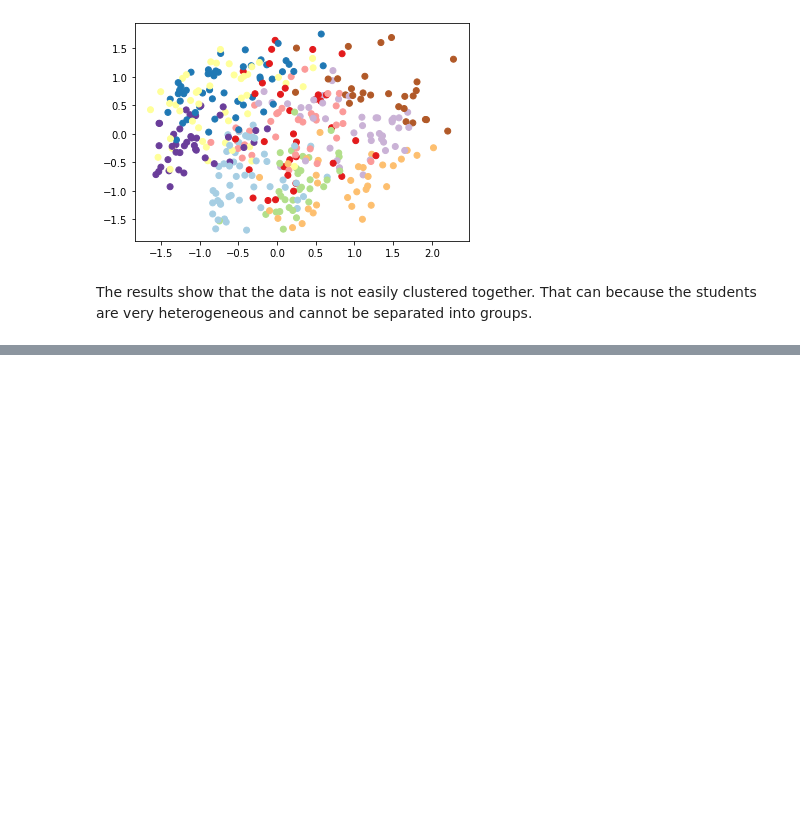
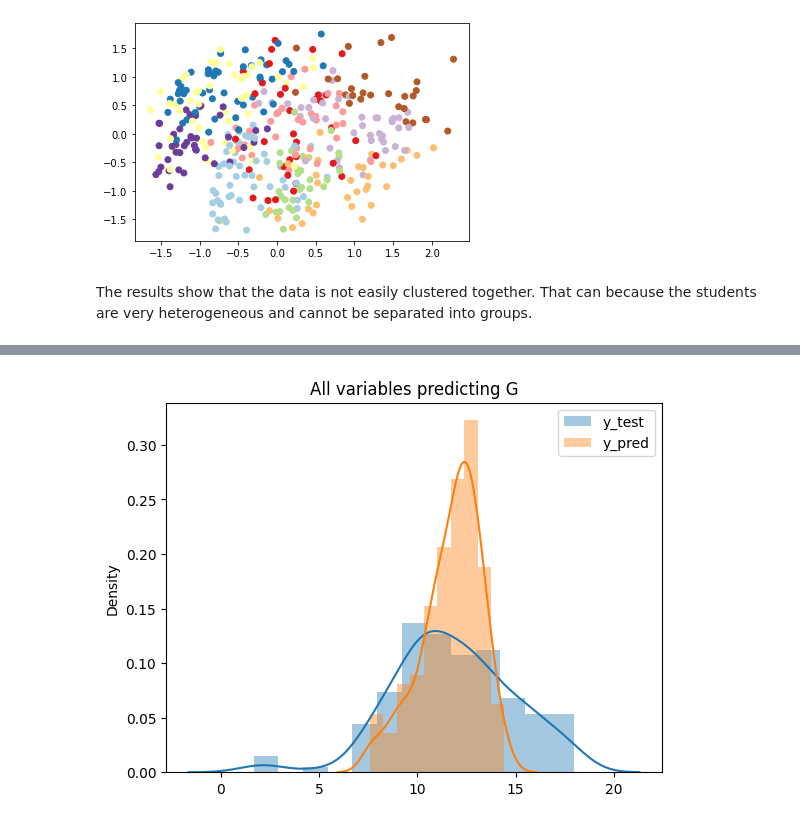
Before and after one commit to luizfysouza/SD201, a Jupyter notebook: Untitled.ipynb, the cells around one changed output, grey strips where cells are left out. Drawn from its saved outputs; the diff is of its cells as text; code cells hidden in the pictures; blank space fills up the shorter version.

```diff
--- a/Untitled.ipynb
+++ b/Untitled.ipynb
@@ -185,0 +409,95 @@ The results show that the data is not easily clustered together. That can becaus
+# %%
+#Exclude variables with covariance < abs(0.1) with G
+def exclude_by_covariance(df, target, threshold):
+    cor = df.corr()
+    cor_target = abs(cor[target])
+    relevant_features = cor_target[cor_target>threshold]
+    return df[relevant_features.index].drop(target, axis=1)
+#corr = data.corr()
+#corr.style.background_gradient(cmap='coolwarm')
+#Get variables with covariance > abs(0.1) with G
+# %%
+import xgboost as xgb
+import seaborn as sns
+import matplotlib.pyplot as plt
+X = data.drop(['G'], axis=1)
+X = exclude_by_covariance(data, 'G', 0)
+y = data['G']
+X_train, X_test, y_train, y_test = train_test_split(X, y, random_state=1)
+scaler = Normalizer()
+X_train_scaled = scaler.fit_transform(X_train)
+X_test_scaled = scaler.fit_transform(X_test)
+
+#Make the prediction for all variables
+hp = {'colsample_bytree': 0.5536826514762136, 'gamma': 0.2549051390819664, 'learning_rate': 0.020213523253819303, 'max_depth': 2, 'n_estimators': 305, 'reg_alpha': 0.2317584645213333, 'reg_lambda': 0.9676679286512053, 'subsample': 0.6391594191051025}
+xg = xgb.XGBRegressor(**hp)
+xg.fit(X_train_scaled, y_train)
+y_pred = xg.predict(X_test_scaled)
+print("Mean squared error: %.2f"
+        % mean_squared_error(y_test, y_pred))
+print("Mean absolute error: %.2f"
+        % mean_absolute_error(y_test, y_pred))
+
+sns.distplot(y_test.values, label='y_test')
+sns.distplot(y_pred, label='y_pred')
+plt.title('All variables predicting G')
+plt.legend()
+plt.show()
+
+#Prediction for covariance > abs(0.1) with G
+X = exclude_by_covariance(data, 'G', 0.1)
+X_train, X_test, y_train, y_test = train_test_split(X, y, random_state=1)
+X_train_scaled = scaler.fit_transform(X_train)
+X_test_scaled = scaler.fit_transform(X_test)
+xg.fit(X_train_scaled, y_train)
+y_pred = xg.predict(X_test_scaled)
+print("Mean squared error: %.2f"
+        % mean_squared_error(y_test, y_pred))
+print("Mean absolute error: %.2f"
+        % mean_absolute_error(y_test, y_pred))
+
+sns.distplot(y_test.values, label='y_test')
+sns.distplot(y_pred, label='y_pred')
+plt.title('Covariance > abs(0.1) predicting G')
+plt.legend()
+plt.show()
+
+#Prediction without variables Dalc and Walc
+X = exclude_by_covariance(data, 'G', 0.1)
+X = X.drop(['Dalc', 'Walc'], axis=1)
+X_train, X_test, y_train, y_test = train_test_split(X, y, random_state=1)
+X_train_scaled = scaler.fit_transform(X_train)
+X_test_scaled = scaler.fit_transform(X_test)
+xg.fit(X_train_scaled, y_train)
+y_pred = xg.predict(X_test_scaled)
+print("Mean squared error: %.2f"
+        % mean_squared_error(y_test, y_pred))
+print("Mean absolute error: %.2f"
+        % mean_absolute_error(y_test, y_pred))
+
+sns.distplot(y_test.values, label='y_test')
+sns.distplot(y_pred, label='y_pred')
+plt.title('Covariance > abs(0.1) without Dalc and Walc predicting G')
+plt.legend()
+plt.show()
+#Predicting G3 with the average of G1 and G2 and the other variables
+df['G'] = (df['G1'] + df['G2'])/2
+X = df.drop(['G1', 'G2', 'G3'], axis=1)
+y = df['G3']
+X_train, X_test, y_train, y_test = train_test_split(X, y, random_state=1)
+scaler = Normalizer()
+X_train_scaled = scaler.fit_transform(X_train)
+X_test_scaled = scaler.fit_transform(X_test)
+xg.fit(X_train_scaled, y_train)
+y_pred = xg.predict(X_test_scaled)
+print("Mean squared error: %.2f"
+        % mean_squared_error(y_test, y_pred))
+print("Mean absolute error: %.2f"
+        % mean_absolute_error(y_test, y_pred))
+
+sns.distplot(y_test.values, label='y_test')
+sns.distplot(y_pred, label='y_pred')
+plt.title('G3 with the average of G1 and G2 and the other variables')
+plt.legend()
+plt.show()
+# %% [output]
@@ -185,0 +506 @@ The results show that the data is not easily clustered together. That can becaus
+[figure, added]
```
Also changed, not shown: parts of 23 cells of this notebook.
